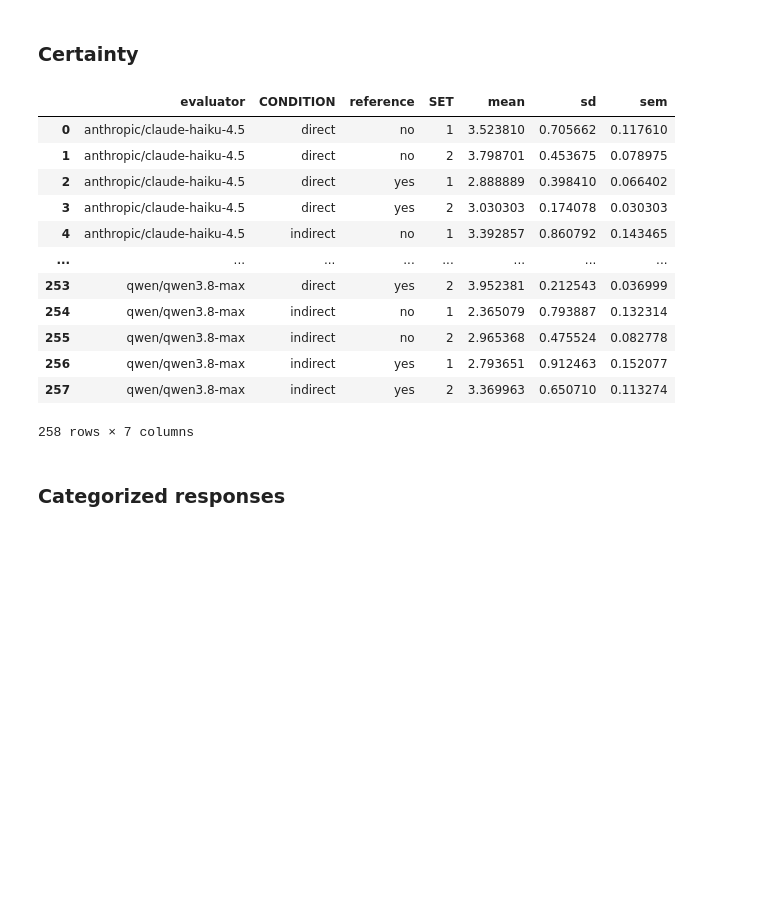
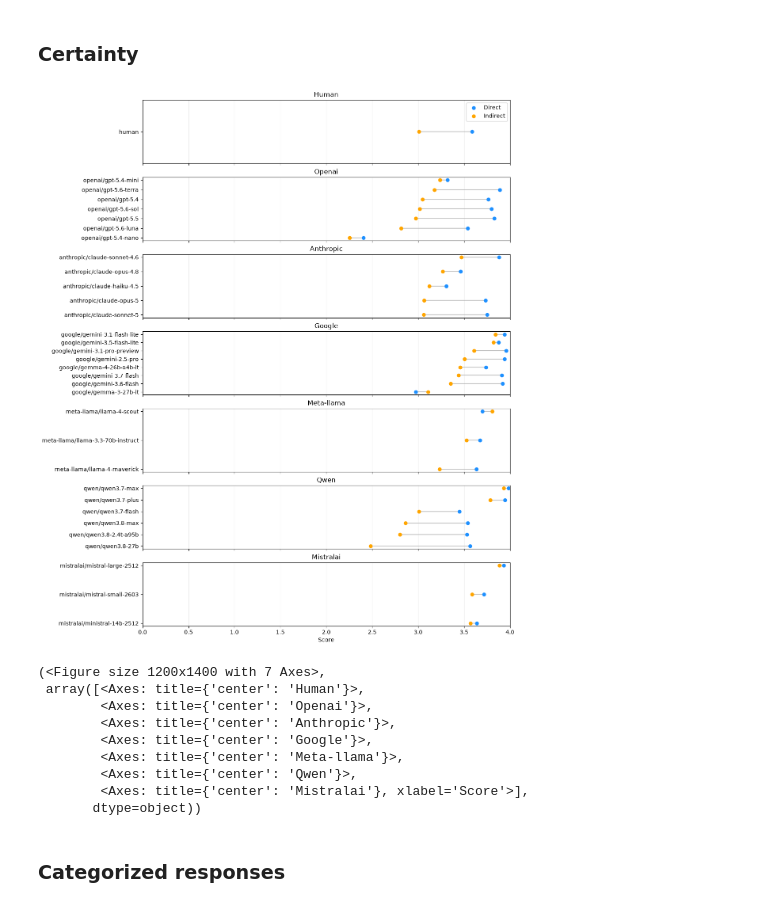
Before and after one commit to isabellaboux/isa-llm, a Jupyter notebook: analyze_data.ipynb, the cells around one changed output. Saved outputs shown, nothing was run; the diff lists cells and outputs as text; code cells hidden in the pictures; blank space fills up the shorter version.

Commit message:
Reworked the visualizatiins, incl. conditional lollipop plots and separate ROC curves per provider.

```diff
--- a/analyze_data.ipynb
+++ b/analyze_data.ipynb
@@ -375,27 +483,25 @@ df_long = compare_to_human(df_long)
 # %% [markdown]
 ### Certainty
 # %%
-descriptive_values(df_long, "CER_mean", ["evaluator", "CONDITION"])
-descriptive_values(df_long, "CER_mean", ["evaluator", "CONDITION", "reference"])
-descriptive_values(df_long, "CER_mean", ["evaluator", "CONDITION", "reference", "SET"])
+CER_ExC = descriptive_values(df_long, "CER_mean", ["evaluator", "CONDITION"])
+CER_ExCxR = descriptive_values(df_long, "CER_mean", ["evaluator", "CONDITION", "reference"])
+CER_ExCxRxS = descriptive_values(df_long, "CER_mean", ["evaluator", "CONDITION", "reference", "SET"])
-# %% [output]
-|  | evaluator | CONDITION | reference | SET | mean | sd | sem |
-| 0 | anthropic/claude-haiku-4.5 | direct | no | 1 | 3.523810 | 0.705662 | 0.117610 |
-| 1 | anthropic/claude-haiku-4.5 | direct | no | 2 | 3.798701 | 0.453675 | 0.078975 |
-| 2 | anthropic/claude-haiku-4.5 | direct | yes | 1 | 2.888889 | 0.398410 | 0.066402 |
-| 3 | anthropic/claude-haiku-4.5 | direct | yes | 2 | 3.030303 | 0.174078 | 0.030303 |
-| 4 | anthropic/claude-haiku-4.5 | indirect | no | 1 | 3.392857 | 0.860792 | 0.143465 |
-| ... | ... | ... | ... | ... | ... | ... | ... |
-| 253 | qwen/qwen3.8-max | direct | yes | 2 | 3.952381 | 0.212543 | 0.036999 |
-| 254 | qwen/qwen3.8-max | indirect | no | 1 | 2.365079 | 0.793887 | 0.132314 |
-| 255 | qwen/qwen3.8-max | indirect | no | 2 | 2.965368 | 0.475524 | 0.082778 |
-| 256 | qwen/qwen3.8-max | indirect | yes | 1 | 2.793651 | 0.912463 | 0.152077 |
-| 257 | qwen/qwen3.8-max | indirect | yes | 2 | 3.369963 | 0.650710 | 0.113274 |
-258 rows × 7 columns
 # %%
-descriptive_plots(df_long, "CER_mean", ["evaluator", "CONDITION", None, None], dv_min=1, dv_max=4)
-descriptive_plots(df_long, "CER_mean", ["evaluator", "CONDITION", "reference", None], dv_min=1, dv_max=4)
-descriptive_plots(df_long, "CER_mean", ["evaluator", "CONDITION", "reference", "SET"], dv_min=1, dv_max=4)
+# descriptive_plots(df_long, "CER_mean", ["evaluator", "CONDITION", None, None], dv_min=1, dv_max=4)
+# descriptive_plots(df_long, "CER_mean", ["evaluator", "CONDITION", "reference", None], dv_min=1, dv_max=4)
+# descriptive_plots(df_long, "CER_mean", ["evaluator", "CONDITION", "reference", "SET"], dv_min=1, dv_max=4)
+lollipop_plot(CER_ExC, "CER")
+# %% [output]
+[figure, added]
+(<Figure size 1200x1400 with 7 Axes>,
+ array([<Axes: title={'center': 'Human'}>,
+        <Axes: title={'center': 'Openai'}>,
+        <Axes: title={'center': 'Anthropic'}>,
+        <Axes: title={'center': 'Google'}>,
+        <Axes: title={'center': 'Meta-llama'}>,
+        <Axes: title={'center': 'Qwen'}>,
+        <Axes: title={'center': 'Mistralai'}, xlabel='Score'>],
+       dtype=object))
 # %%
 run_anova(df_long, dv="CER_mean", models=MODELS)
 # %% [markdown]
```
Also changed, not shown: parts of 10 cells of this notebook, 19 other files.
